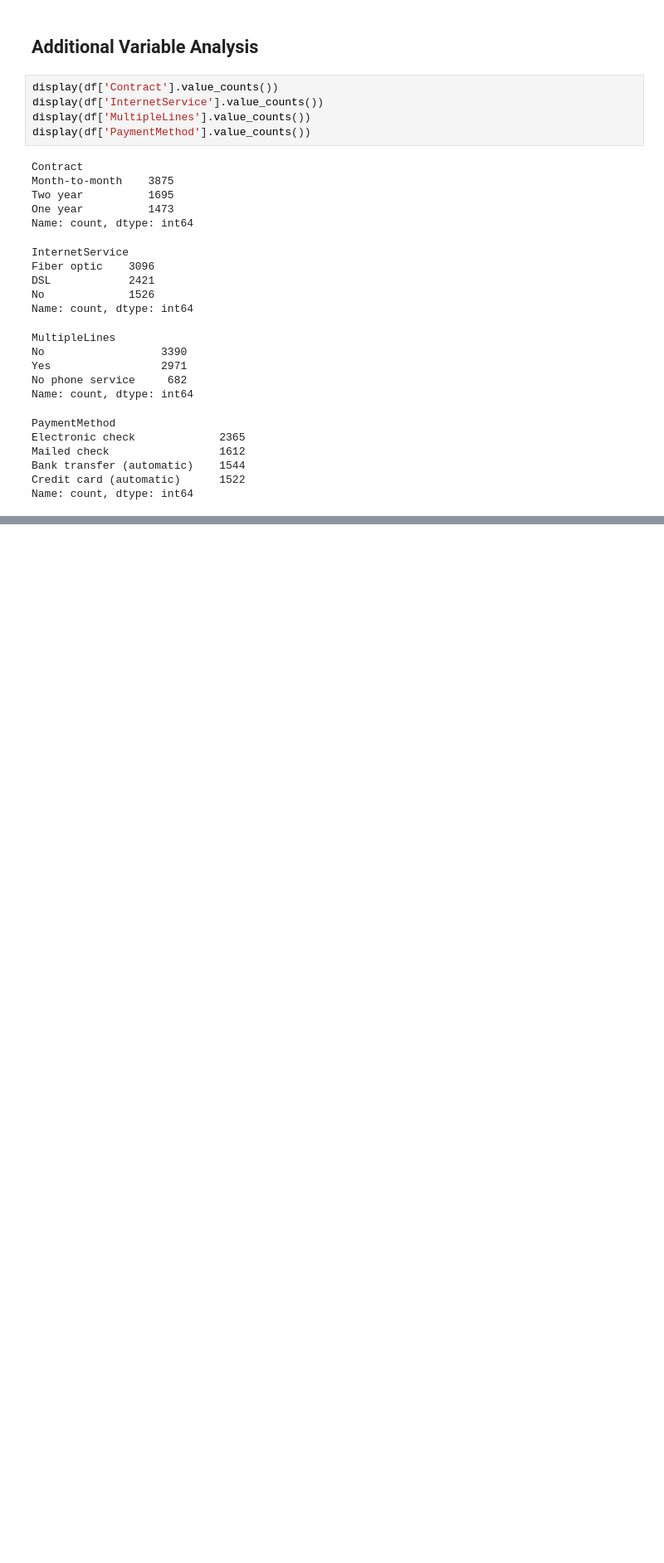
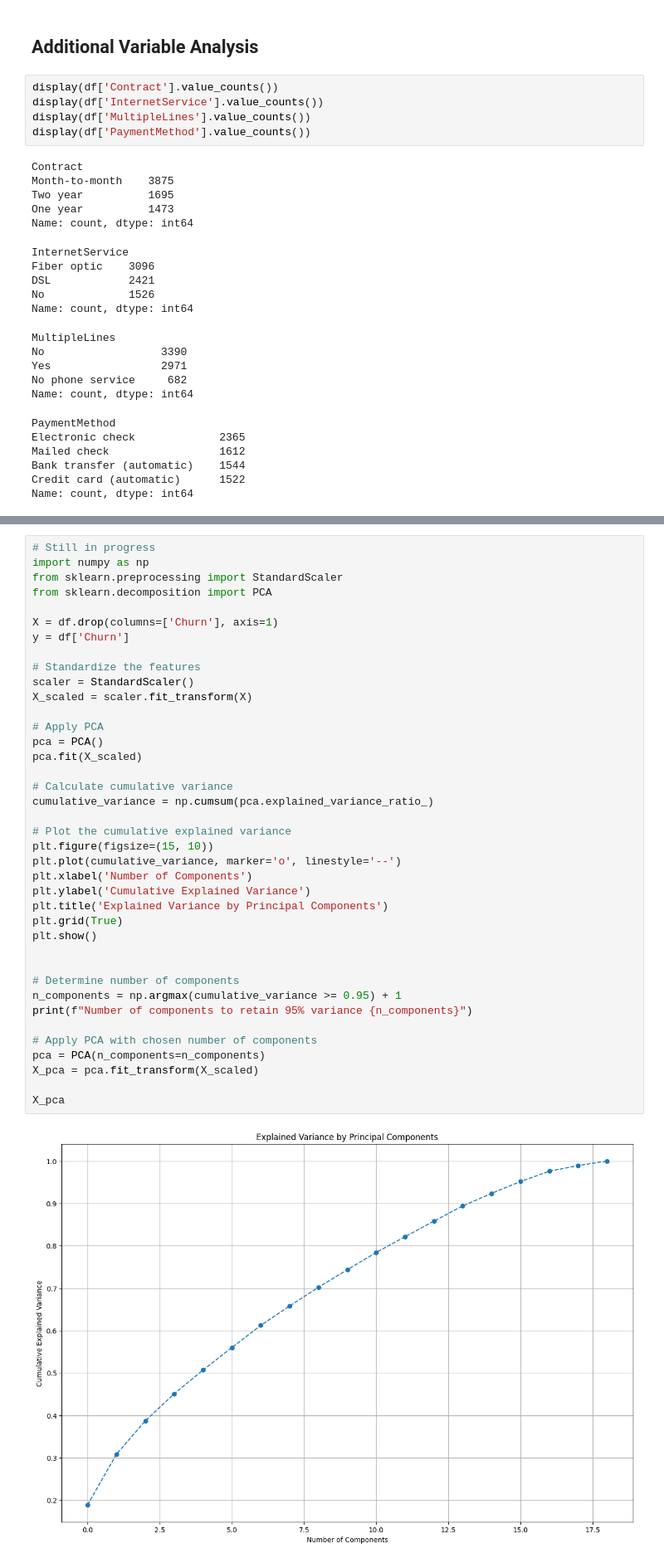
Before and after one commit to Sherwin1600/CS-412-Final-Project, a Jupyter notebook: churnExperiment.ipynb, the cells around one changed output, grey strips where cells are left out. Shown: that part at 83% size. Saved outputs shown, nothing was run; the diff lists cells and outputs as text; blank space fills up the shorter version.

```diff
--- a/churnExperiment.ipynb
+++ b/churnExperiment.ipynb
@@ -105,0 +156,41 @@ Name: count, dtype: int64
+# %%
+# Still in progress
+import numpy as np
+from sklearn.preprocessing import StandardScaler
+from sklearn.decomposition import PCA
+
+X = df.drop(columns=['Churn'], axis=1)
+y = df['Churn']
+
+# Standardize the features
+scaler = StandardScaler()
+X_scaled = scaler.fit_transform(X)
+
+# Apply PCA
+pca = PCA()
+pca.fit(X_scaled)
+
+# Calculate cumulative variance
+cumulative_variance = np.cumsum(pca.explained_variance_ratio_)
+
+# Plot the cumulative explained variance
+plt.figure(figsize=(15, 10))
+plt.plot(cumulative_variance, marker='o', linestyle='--')
+plt.xlabel('Number of Components')
+plt.ylabel('Cumulative Explained Variance')
+plt.title('Explained Variance by Principal Components')
+plt.grid(True)
+plt.show()
+
+
+# Determine number of components
+n_components = np.argmax(cumulative_variance >= 0.95) + 1
+print(f"Number of components to retain 95% variance {n_components}")
+
+# Apply PCA with chosen number of components
+pca = PCA(n_components=n_components)
+X_pca = pca.fit_transform(X_scaled)
+
+X_pca
+# %% [output]
+[figure, added]
```
Also changed, not shown: parts of 6 cells of this notebook, 2 other files.
